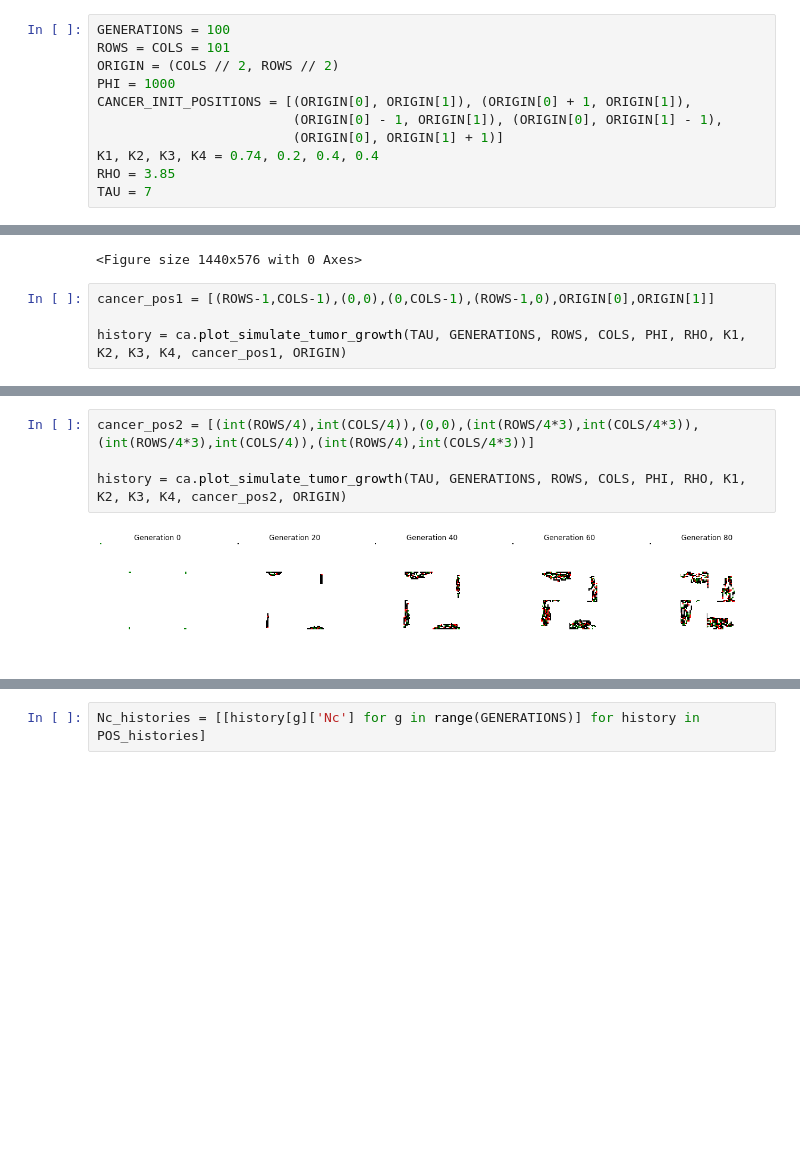
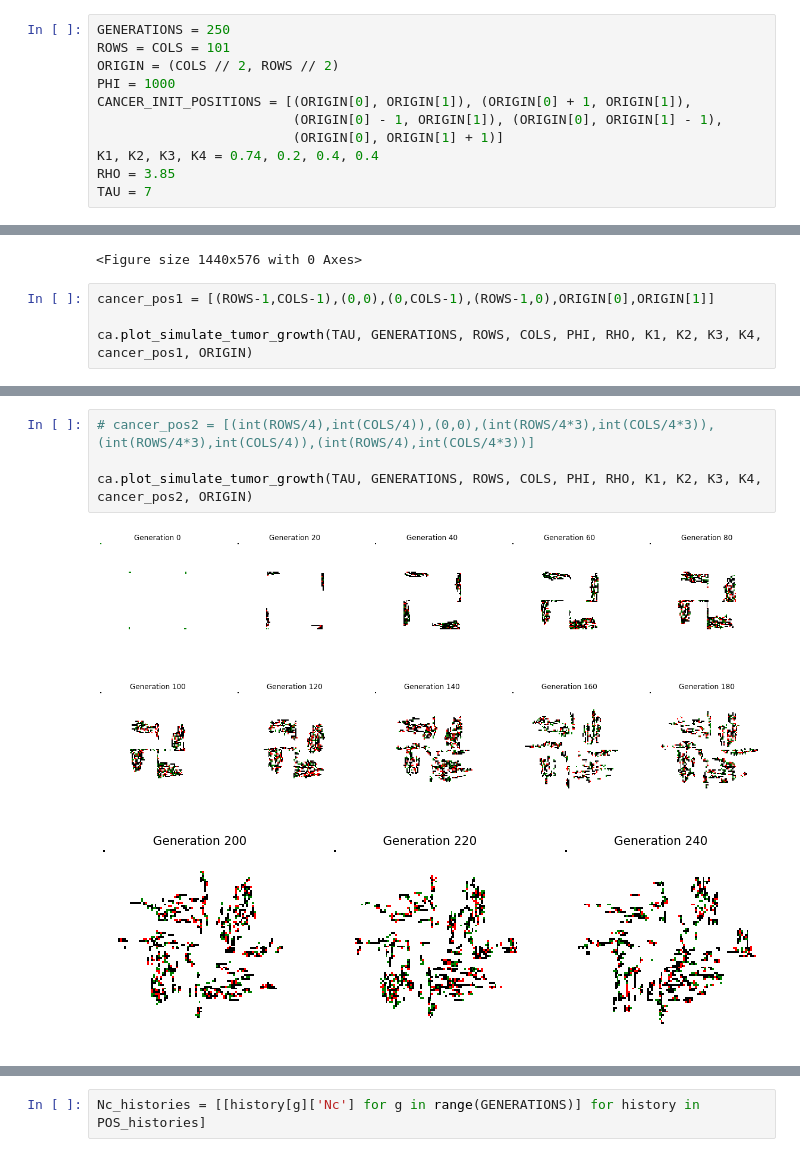
Before and after one commit to shreyaraghavendra/css_group_6, a Jupyter notebook: code/initial_cond.ipynb, the cells around one changed output, grey strips where cells are left out. Saved outputs shown, nothing was run; the diff lists cells and outputs as text; blank space fills up the shorter version.

```diff
--- a/code/initial_cond.ipynb
+++ b/code/initial_cond.ipynb
@@ -5,7 +5,7 @@ from matplotlib.colors import ListedColormap
 import seaborn as sns
 import numpy as np
 # %%
-GENERATIONS = 100
+GENERATIONS = 250
 ROWS = COLS = 101
 ORIGIN = (COLS // 2, ROWS // 2)
 PHI = 1000
@@ -28,5 +35,5 @@ history = ca.plot_simulate_tumor_growth(TAU, GENERATIONS, ROWS, COLS, PHI, RHO,
 # %%
 cancer_pos1 = [(ROWS-1,COLS-1),(0,0),(0,COLS-1),(ROWS-1,0),ORIGIN[0],ORIGIN[1]]
 
-history = ca.plot_simulate_tumor_growth(TAU, GENERATIONS, ROWS, COLS, PHI, RHO, K1, K2, K3, K4, cancer_pos1, ORIGIN)
+ca.plot_simulate_tumor_growth(TAU, GENERATIONS, ROWS, COLS, PHI, RHO, K1, K2, K3, K4, cancer_pos1, ORIGIN)
 # %% [output]
@@ -35,6 +60,8 @@ history = ca.plot_simulate_tumor_growth(TAU, GENERATIONS, ROWS, COLS, PHI, RHO,
 # %%
-cancer_pos2 = [(int(ROWS/4),int(COLS/4)),(0,0),(int(ROWS/4*3),int(COLS/4*3)),(int(ROWS/4*3),int(COLS/4)),(int(ROWS/4),int(COLS/4*3))]
+# cancer_pos2 = [(int(ROWS/4),int(COLS/4)),(0,0),(int(ROWS/4*3),int(COLS/4*3)),(int(ROWS/4*3),int(COLS/4)),(int(ROWS/4),int(COLS/4*3))]
 
-history = ca.plot_simulate_tumor_growth(TAU, GENERATIONS, ROWS, COLS, PHI, RHO, K1, K2, K3, K4, cancer_pos2, ORIGIN)
+ca.plot_simulate_tumor_growth(TAU, GENERATIONS, ROWS, COLS, PHI, RHO, K1, K2, K3, K4, cancer_pos2, ORIGIN)
 # %% [output]
-[figure, old version]
+[figure, new version]
+[figure, added]
+[figure, added]
```
Also changed, not shown: parts of 9 cells of this notebook, 1 other file.
